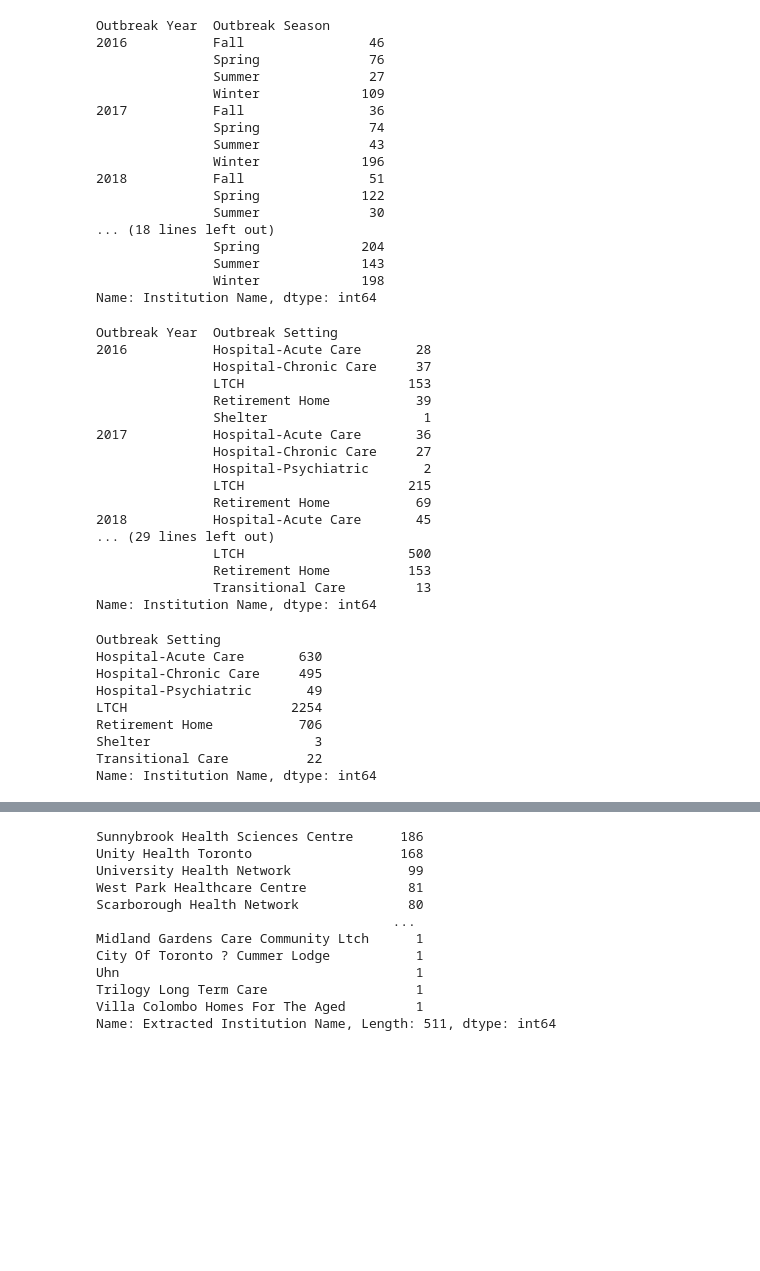
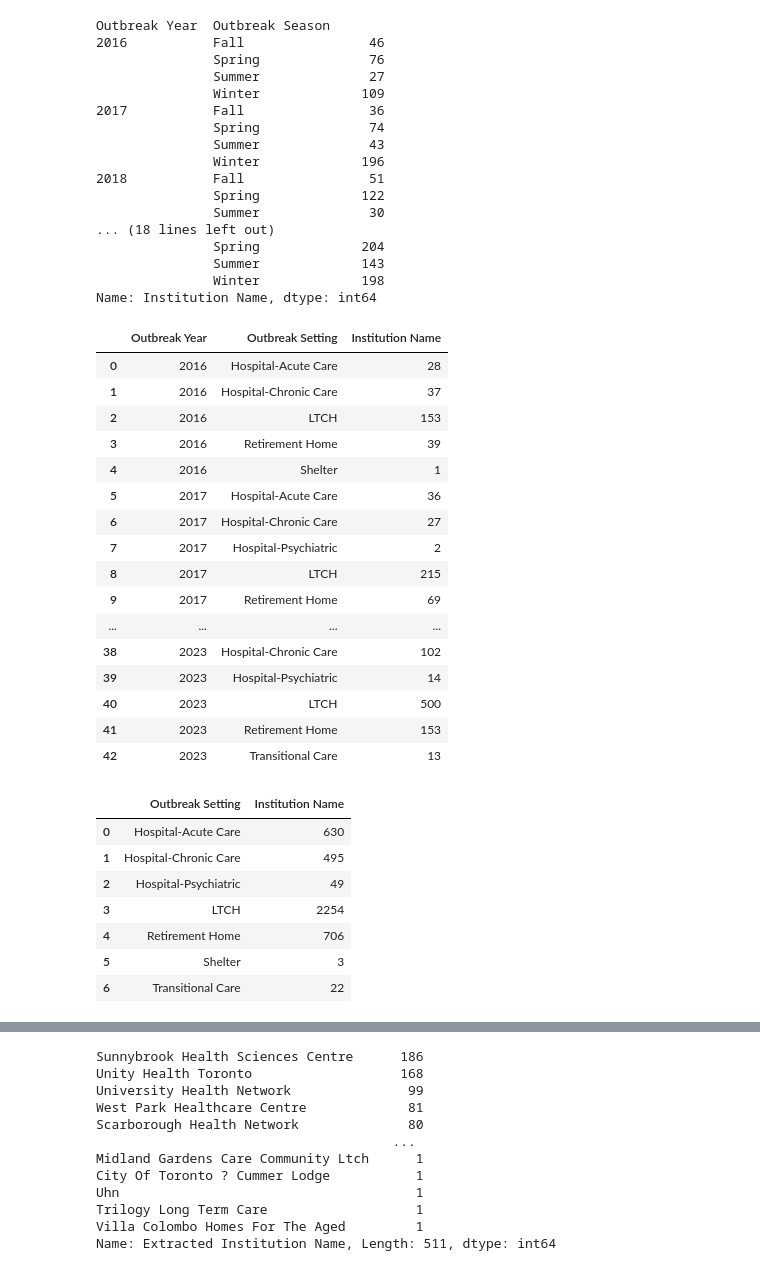
Before and after one commit to pannann/Project-3_Group-7, a Jupyter notebook: ETL/outbreaks_cleaning.ipynb, the cells around one changed output, grey strips where cells are left out. Cells and saved outputs as stored; diff of their text form; code cells hidden in the pictures; blank space fills up the shorter version.

Commit message:
setting viz working for all years

```diff
--- a/ETL/outbreaks_cleaning.ipynb
+++ b/ETL/outbreaks_cleaning.ipynb
@@ -1126,39 +1126,38 @@ grouped_seasons.to_csv('Resources/outbreaks_by_year_season.csv')
 # %%
 #Outbreaks by outbreak setting
 #Group by year and outbreak setting then get the count
-outbreak_setting_by_year = df.groupby(['Outbreak Year', 'Outbreak Setting'])['Institution Name'].count()
+outbreak_setting_by_year = df.groupby(['Outbreak Year', 'Outbreak Setting'], as_index = False)['Institution Name'].count()
 outbreak_setting_by_year
 # %% [output]
-Outbreak Year  Outbreak Setting
-2016           Hospital-Acute Care       28
-               Hospital-Chronic Care     37
-               LTCH                     153
-               Retirement Home           39
-               Shelter                    1
-2017           Hospital-Acute Care       36
-               Hospital-Chronic Care     27
-               Hospital-Psychiatric       2
-               LTCH                     215
-               Retirement Home           69
-2018           Hospital-Acute Care       45
-... (29 lines left out)
-               LTCH                     500
-               Retirement Home          153
-               Transitional Care         13
-Name: Institution Name, dtype: int64
+|  | Outbreak Year | Outbreak Setting | Institution Name |
+| 0 | 2016 | Hospital-Acute Care | 28 |
+| 1 | 2016 | Hospital-Chronic Care | 37 |
+| 2 | 2016 | LTCH | 153 |
+| 3 | 2016 | Retirement Home | 39 |
+| 4 | 2016 | Shelter | 1 |
+| 5 | 2017 | Hospital-Acute Care | 36 |
+| 6 | 2017 | Hospital-Chronic Care | 27 |
+| 7 | 2017 | Hospital-Psychiatric | 2 |
+| 8 | 2017 | LTCH | 215 |
+| 9 | 2017 | Retirement Home | 69 |
+| ... | ... | ... | ... |
+| 38 | 2023 | Hospital-Chronic Care | 102 |
+| 39 | 2023 | Hospital-Psychiatric | 14 |
+| 40 | 2023 | LTCH | 500 |
+| 41 | 2023 | Retirement Home | 153 |
+| 42 | 2023 | Transitional Care | 13 |
 # %%
 #Export to csv
 outbreak_setting_by_year.to_csv('Resources/outbreak_setting_by_year.csv')
 # %%
-outbreak_setting_all = df.groupby('Outbreak Setting')['Institution Name'].count()
+outbreak_setting_all = df.groupby('Outbreak Setting', as_index = False)['Institution Name'].count()
 outbreak_setting_all
 # %% [output]
-Outbreak Setting
-Hospital-Acute Care       630
-Hospital-Chronic Care     495
-Hospital-Psychiatric       49
-LTCH                     2254
-Retirement Home           706
-Shelter                     3
-Transitional Care          22
-Name: Institution Name, dtype: int64
+|  | Outbreak Setting | Institution Name |
+| 0 | Hospital-Acute Care | 630 |
+| 1 | Hospital-Chronic Care | 495 |
+| 2 | Hospital-Psychiatric | 49 |
+| 3 | LTCH | 2254 |
+| 4 | Retirement Home | 706 |
+| 5 | Shelter | 3 |
+| 6 | Transitional Care | 22 |
```
Also changed, not shown: parts of 3 cells of this notebook, 7 other files.
